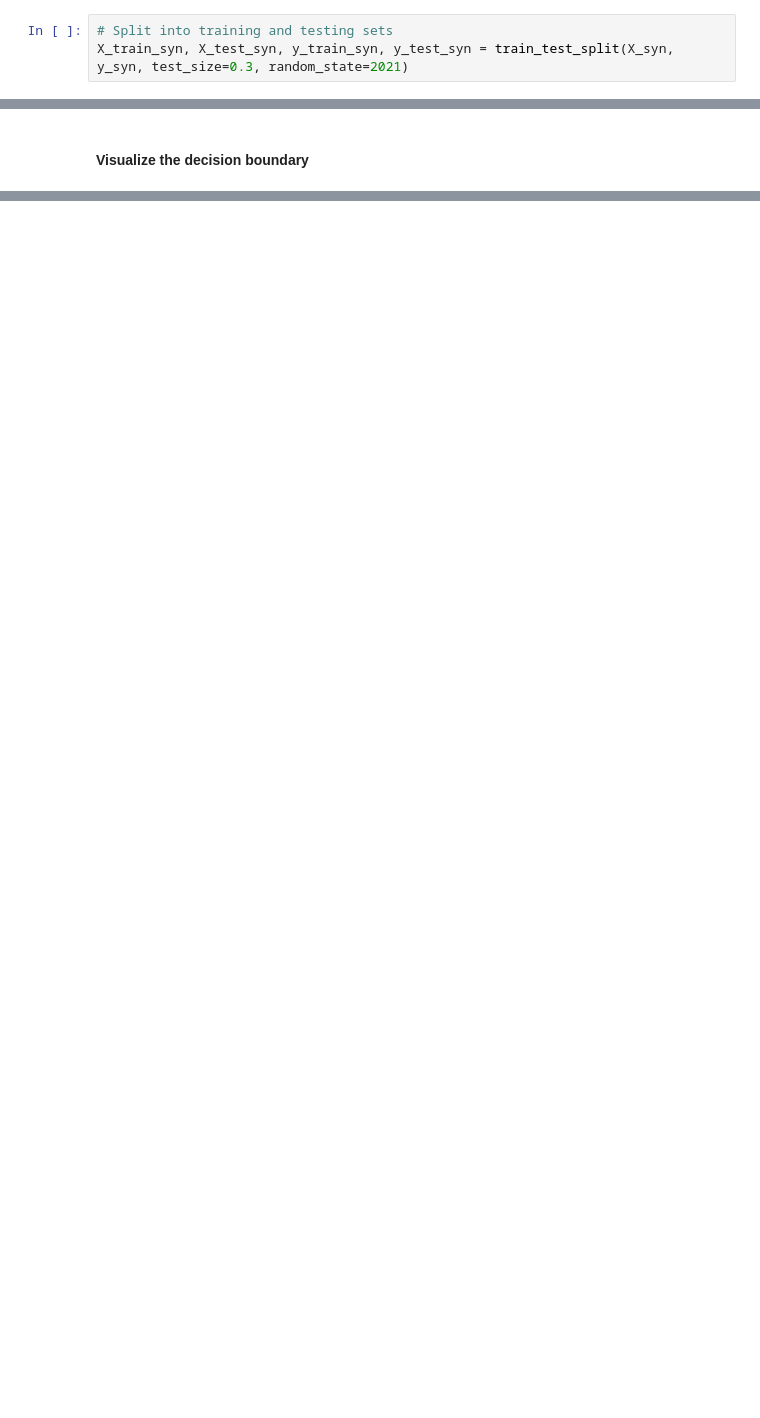
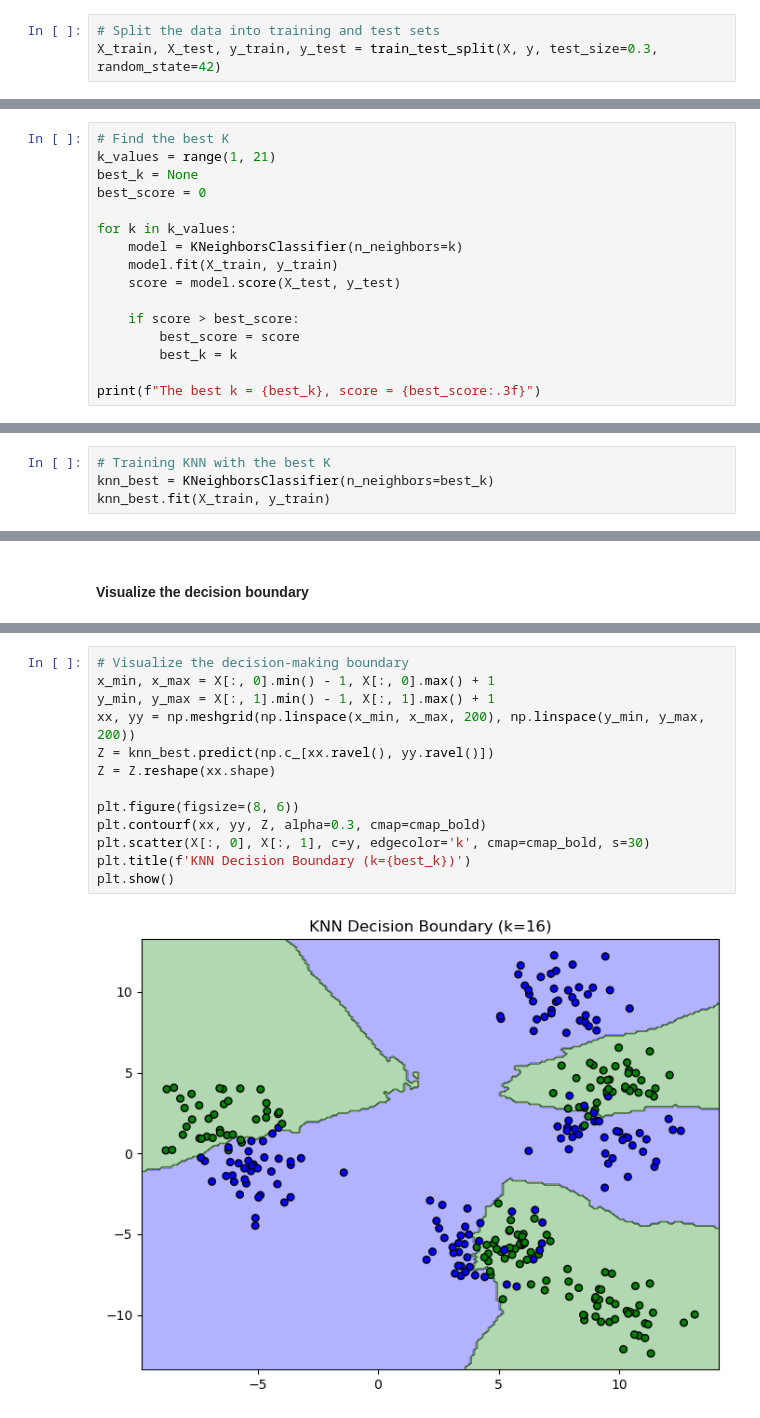
Before and after one commit to Professor-py11/Data_Science, a Jupyter notebook: hometask_5/KNN_classification.ipynb, the cells around one changed output, grey strips where cells are left out. Cells and saved outputs as stored; diff of their text form; blank space fills up the shorter version.

```diff
--- a/hometask_5/KNN_classification.ipynb
+++ b/hometask_5/KNN_classification.ipynb
@@ -167,7 +188,7 @@ X_syn, y_syn = make_regression(n_samples=200, n_features=1, noise=15, random_sta
 # %% [markdown]
 #### Split to train and test
 # %%
-# Split into training and testing sets
-X_train_syn, X_test_syn, y_train_syn, y_test_syn = train_test_split(X_syn, y_syn, test_size=0.3, random_state=2021)
+# Split the data into training and test sets
+X_train, X_test, y_train, y_test = train_test_split(X, y, test_size=0.3, random_state=42)
 # %% [markdown]
 #### Train KNN regressors for different `K`
@@ -202,0 +195,16 @@ Mean Squared Error: 221.97238688612035
+# %%
+# Find the best K
+k_values = range(1, 21)
+best_k = None
+best_score = 0
+
+for k in k_values:
+    model = KNeighborsClassifier(n_neighbors=k)
+    model.fit(X_train, y_train)
+    score = model.score(X_test, y_test)
+
+    if score > best_score:
+        best_score = score
+        best_k = k
+
+print(f"The best k = {best_k}, score = {best_score:.3f}")
@@ -220,0 +215,4 @@ plt.show()
+# %%
+# Training KNN with the best K
+knn_best = KNeighborsClassifier(n_neighbors=best_k)
+knn_best.fit(X_train, y_train)
@@ -239,0 +223,15 @@ plt.show()
+# %%
+# Visualize the decision-making boundary
+x_min, x_max = X[:, 0].min() - 1, X[:, 0].max() + 1
+y_min, y_max = X[:, 1].min() - 1, X[:, 1].max() + 1
+xx, yy = np.meshgrid(np.linspace(x_min, x_max, 200), np.linspace(y_min, y_max, 200))
+Z = knn_best.predict(np.c_[xx.ravel(), yy.ravel()])
+Z = Z.reshape(xx.shape)
+
+plt.figure(figsize=(8, 6))
+plt.contourf(xx, yy, Z, alpha=0.3, cmap=cmap_bold)
+plt.scatter(X[:, 0], X[:, 1], c=y, edgecolor='k', cmap=cmap_bold, s=30)
+plt.title(f'KNN Decision Boundary (k={best_k})')
+plt.show()
+# %% [output]
+[figure, added]
```
Also changed, not shown: parts of 11 cells of this notebook.
